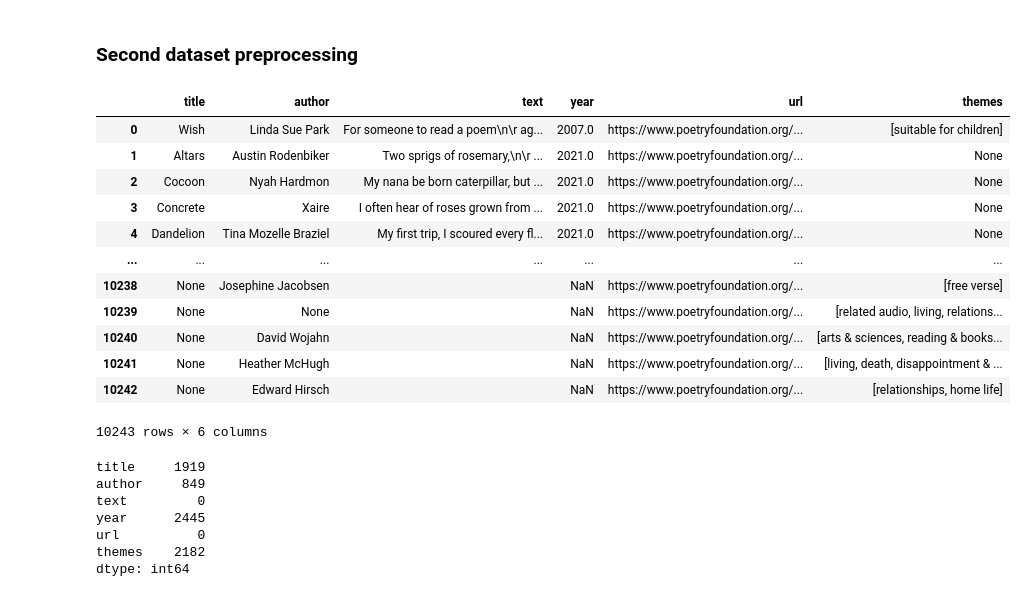
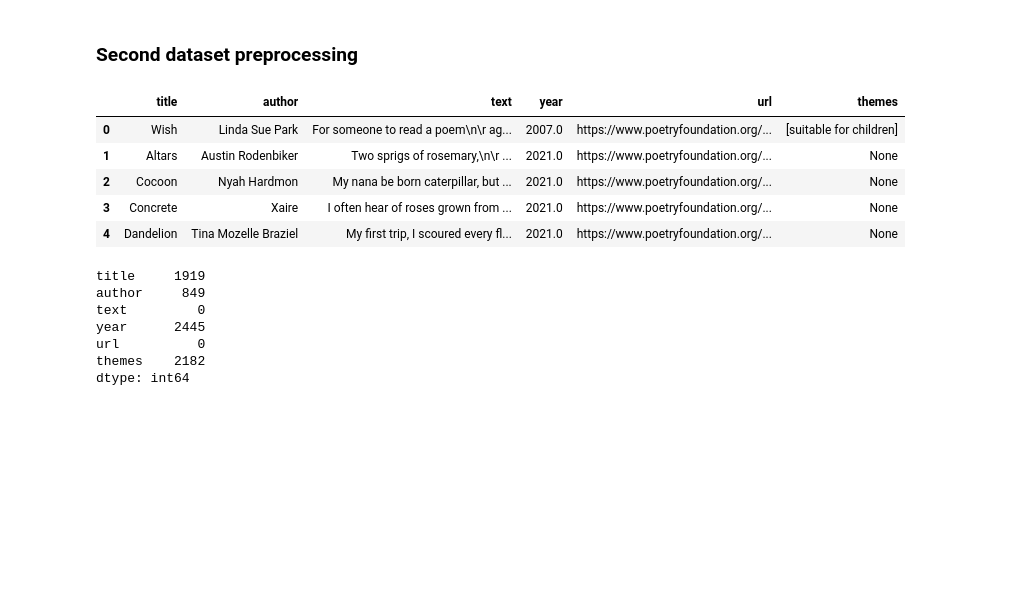
Before and after one commit to triantafillu/PoetryNLP-TopicDecadePredictor, a Jupyter notebook: data/data_merge.ipynb, the cells around one changed output. Drawn from its saved outputs; the diff is of its cells as text; code cells hidden in the pictures; blank space fills up the shorter version.

```diff
--- a/data/data_merge.ipynb
+++ b/data/data_merge.ipynb
@@ -94,21 +76,14 @@ df1
 ### Second dataset preprocessing
 # %%
 df2_1 = pd.read_json('sample_1.json')
-df2_1
+df2_1.head()
 # %% [output]
 |  | title | author | text | year | url | themes |
 | 0 | Wish | Linda Sue Park | For someone to read a poem\n\r ag... | 2007.0 | https://www.poetryfoundation.org/... | [suitable for children] |
 | 1 | Altars | Austin Rodenbiker | Two sprigs of rosemary,\n\r ... | 2021.0 | https://www.poetryfoundation.org/... | None |
 | 2 | Cocoon | Nyah Hardmon | My nana be born caterpillar, but ... | 2021.0 | https://www.poetryfoundation.org/... | None |
 | 3 | Concrete | Xaire | I often hear of roses grown from ... | 2021.0 | https://www.poetryfoundation.org/... | None |
 | 4 | Dandelion | Tina Mozelle Braziel | My first trip, I scoured every fl... | 2021.0 | https://www.poetryfoundation.org/... | None |
-| ... | ... | ... | ... | ... | ... | ... |
-| 10238 | None | Josephine Jacobsen |  | NaN | https://www.poetryfoundation.org/... | [free verse] |
-| 10239 | None | None |  | NaN | https://www.poetryfoundation.org/... | [related audio, living, relations... |
-| 10240 | None | David Wojahn |  | NaN | https://www.poetryfoundation.org/... | [arts & sciences, reading & books... |
-| 10241 | None | Heather McHugh |  | NaN | https://www.poetryfoundation.org/... | [living, death, disappointment & ... |
-| 10242 | None | Edward Hirsch |  | NaN | https://www.poetryfoundation.org/... | [relationships, home life] |
-10243 rows × 6 columns
 # %%
 df2_1.isna().sum()
 # %% [output]
```
Also changed, not shown: parts of 24 cells of this notebook, 2 other files.
